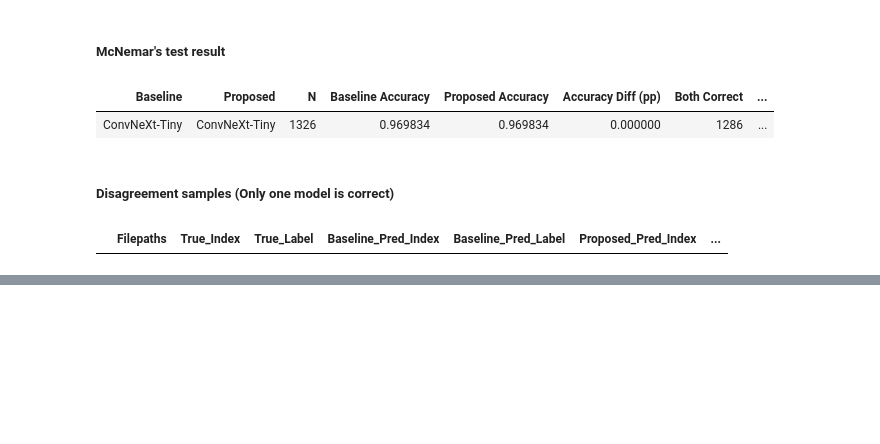
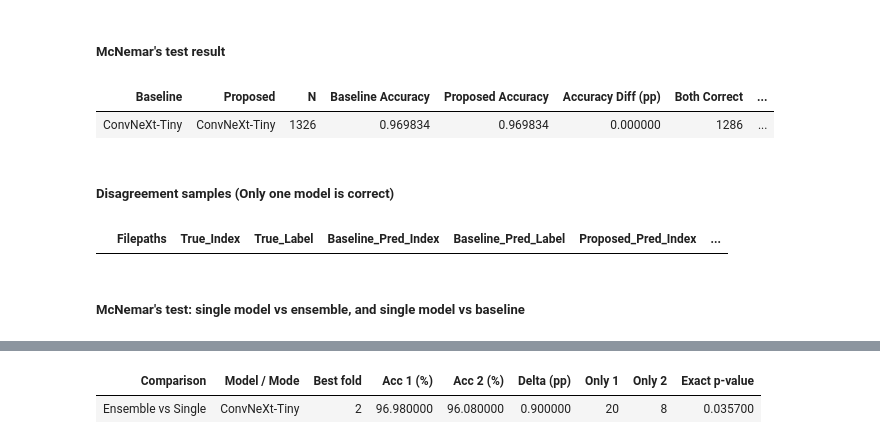
Before and after one commit to yanapatt/MarisaNeXt, a Jupyter notebook: notebooks/MushroomA/ConvNeXt_Tiny_224_MushroomA_R1_V1.ipynb, the cells around one changed output, grey strips where cells are left out. Cells and saved outputs as stored; diff of their text form; code cells hidden in the pictures; blank space fills up the shorter version.

Commit message:
Add McNemar's test for single model vs ensemble and single model vs baseline for ConvNeXt-T and Modify D6 model

```diff
--- a/notebooks/MushroomA/ConvNeXt_Tiny_224_MushroomA_R1_V1.ipynb
+++ b/notebooks/MushroomA/ConvNeXt_Tiny_224_MushroomA_R1_V1.ipynb
@@ -902,3 +902,74 @@ display(mcnemar_result_df.style.hide(axis="index"))
 mcnemar_aligned_df[mcnemar_aligned_df['Baseline_Correct'] != mcnemar_aligned_df['Proposed_Correct']]
 # %% [output]
 |  | Filepaths | True_Index | True_Label | Baseline_Pred_Index | Baseline_Pred_Label | Proposed_Pred_Index | ... |
+# %% [markdown]
+##### **McNemar's test: single model vs ensemble, and single model vs baseline**
+# %%
+from google.colab import drive
+drive.mount('/content/drive')
+
+import os
+import json
+import numpy as np
+import pandas as pd
+
+sc_drive_dir = '/content/drive/MyDrive/projectMushroom'
+sc_dataset_name = 'MushroomA'
+sc_n_folds, sc_weight_type, sc_alpha = 5, 'best', 0.05
+
+def sc_get_model_dir(model_name_path, weights_root):
+    return os.path.join(sc_drive_dir, f'{weights_root}/{sc_dataset_name}', f'{model_name_path}_{sc_dataset_name}')
+
+# Model of this notebook
+sc_model_name = 'ConvNeXt-Tiny' # เปลี่ยนเสมอ
+sc_model_dir = sc_get_model_dir('convnext_tiny_224_r1_v1', 'modelWeights') # เปลี่ยนเสมอ
+
+# Baseline (set to None in the ConvNeXt-T notebook)
+sc_baseline_name = None
+sc_baseline_dir = None
+
+os.chdir(sc_drive_dir)
+import src.ensembleVoting as ensembleVoting
+import src.mcnemarTest as mcnemarTest
+print(f'Model directory   : {sc_model_dir}')
+print(f'Baseline directory: {sc_baseline_dir}')
+
+def sc_load_single_and_ensemble(model_dir):
+    """Correctness of the best single fold model and of the 5-fold soft-voting ensemble on the test set."""
+    y_true, filepaths, _ = ensembleVoting.load_test_records(model_dir, weight_type=sc_weight_type)
+    fold_probs = ensembleVoting.load_fold_probs(model_dir, sc_n_folds, sc_weight_type)
+    if fold_probs.shape[1] != len(y_true):
+        raise ValueError(f'[Error] {model_dir}: number of test samples differs')
+    with open(os.path.join(model_dir, 'summary', 'best_fold_info.json')) as f:
+        best_fold = int(json.load(f)['best_fold_num'])
+    single_pred = fold_probs[best_fold - 1].argmax(axis=1)
+    ens_pred = ensembleVoting.soft_voting(fold_probs).argmax(axis=1)
+    return {'best_fold': best_fold, 'y_true': y_true, 'filepaths': filepaths,
+            'Single': single_pred == y_true, 'Ensemble': ens_pred == y_true}
+
+def sc_row(comparison, item, first, second, best_fold):
+    res = mcnemarTest.mcnemar_test(second, first, alpha=sc_alpha)
+    return {'Comparison': comparison, 'Model / Mode': item, 'Best fold': best_fold,
+            'Acc 1 (%)': round(100 * first.mean(), 2), 'Acc 2 (%)': round(100 * second.mean(), 2),
+            'Delta (pp)': round(100 * (first.mean() - second.mean()), 2),
+            'Only 1': res['b'], 'Only 2': res['c'], 'Exact p-value': round(res['exact_p_value'], 4)}
+
+sc_run = sc_load_single_and_ensemble(sc_model_dir)
+sc_rows = [sc_row('Ensemble vs Single', sc_model_name, sc_run['Ensemble'], sc_run['Single'], sc_run['best_fold'])]
+
+if sc_baseline_dir is not None:
+    sc_base = sc_load_single_and_ensemble(sc_baseline_dir)
+    if sc_run['filepaths'] != sc_base['filepaths'] or not np.array_equal(sc_run['y_true'], sc_base['y_true']):
+        raise ValueError('[Error] Test images or labels of the two models are not aligned')
+    for mode in ['Single', 'Ensemble']:
+        sc_rows.append(sc_row(f'{sc_model_name} vs {sc_baseline_name}', mode, sc_run[mode], sc_base[mode],
+                              f"{sc_run['best_fold']} / {sc_base['best_fold']}"))
+
+sc_result_df = pd.DataFrame(sc_rows)
+sc_save_dir = os.path.join(sc_model_dir, 'ensemble_addition', 'mcnemar')
+os.makedirs(sc_save_dir, exist_ok=True)
+sc_save_path = os.path.join(sc_save_dir, 'mcnemar_single_ensemble.csv')
+sc_result_df.to_csv(sc_save_path, index=False)
+print(f'[Logs] Saved to {sc_save_path}')
+display(sc_result_df.style.hide(axis='index'))
+# %% [output]
@@ -904,0 +987,2 @@ mcnemar_aligned_df[mcnemar_aligned_df['Baseline_Correct'] != mcnemar_aligned_df[
+| Comparison | Model / Mode | Best fold | Acc 1 (%) | Acc 2 (%) | Delta (pp) | Only 1 | Only 2 | Exact p-value |
+| Ensemble vs Single | ConvNeXt-Tiny | 2 | 96.980000 | 96.080000 | 0.900000 | 20 | 8 | 0.035700 |
```
Also changed, not shown: parts of 1 cell of this notebook, 3 other files.
